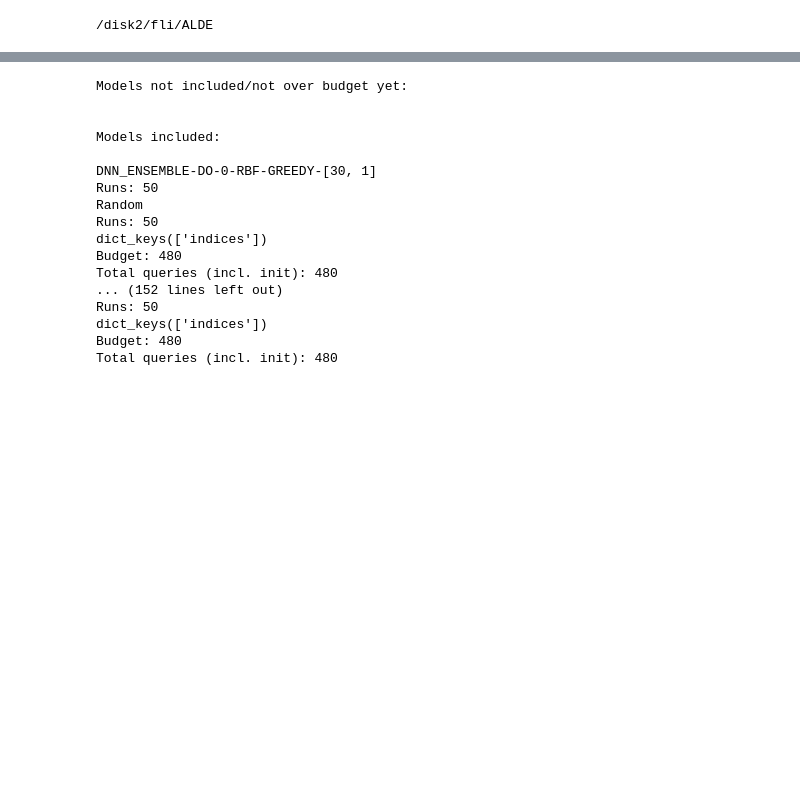
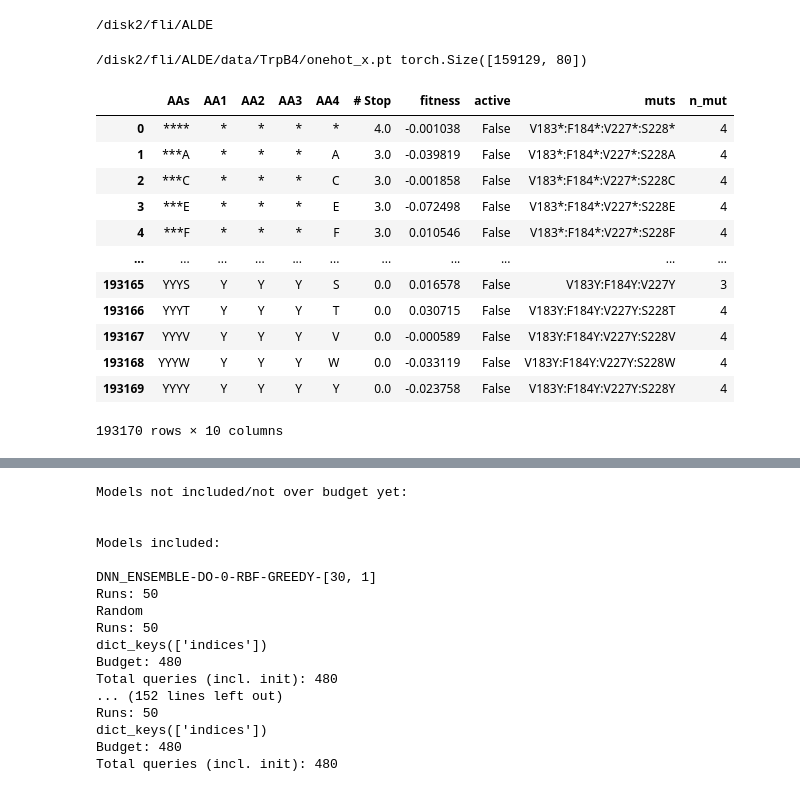
Before and after one commit to fhalab/alde4ssmula, a Jupyter notebook: analysis/tabulate_results.ipynb, the cells around one changed output, grey strips where cells are left out. Drawn from its saved outputs; the diff is of its cells as text; code cells hidden in the pictures; blank space fills up the shorter version.

```diff
--- a/analysis/tabulate_results.ipynb
+++ b/analysis/tabulate_results.ipynb
@@ -13,6 +13,29 @@ import glob
 import os
 import math
 import pandas as pd
+# %%
+f = "/disk2/fli/ALDE/data/TrpB4/onehot_x.pt"
+data = torch.load(f)
+print(f, data.shape)
+# %% [output]
+/disk2/fli/ALDE/data/TrpB4/onehot_x.pt torch.Size([159129, 80])
+# %%
+trpb4 = pd.read_csv("/disk2/fli/ALDE/data/TrpB4/fitness.csv")
+trpb4
+# %% [output]
+|  | AAs | AA1 | AA2 | AA3 | AA4 | # Stop | fitness | active | muts | n_mut |
+| 0 | **** | * | * | * | * | 4.0 | -0.001038 | False | V183*:F184*:V227*:S228* | 4 |
+| 1 | ***A | * | * | * | A | 3.0 | -0.039819 | False | V183*:F184*:V227*:S228A | 4 |
+| 2 | ***C | * | * | * | C | 3.0 | -0.001858 | False | V183*:F184*:V227*:S228C | 4 |
+| 3 | ***E | * | * | * | E | 3.0 | -0.072498 | False | V183*:F184*:V227*:S228E | 4 |
+| 4 | ***F | * | * | * | F | 3.0 | 0.010546 | False | V183*:F184*:V227*:S228F | 4 |
+| ... | ... | ... | ... | ... | ... | ... | ... | ... | ... | ... |
+| 193165 | YYYS | Y | Y | Y | S | 0.0 | 0.016578 | False | V183Y:F184Y:V227Y | 3 |
+| 193166 | YYYT | Y | Y | Y | T | 0.0 | 0.030715 | False | V183Y:F184Y:V227Y:S228T | 4 |
+| 193167 | YYYV | Y | Y | Y | V | 0.0 | -0.000589 | False | V183Y:F184Y:V227Y:S228V | 4 |
+| 193168 | YYYW | Y | Y | Y | W | 0.0 | -0.033119 | False | V183Y:F184Y:V227Y:S228W | 4 |
+| 193169 | YYYY | Y | Y | Y | Y | 0.0 | -0.023758 | False | V183Y:F184Y:V227Y:S228Y | 4 |
+193170 rows × 10 columns
 # %%
 def index2regret(indices, y):
     """
```
Also changed, not shown: parts of 2 cells of this notebook, 4 other files.
